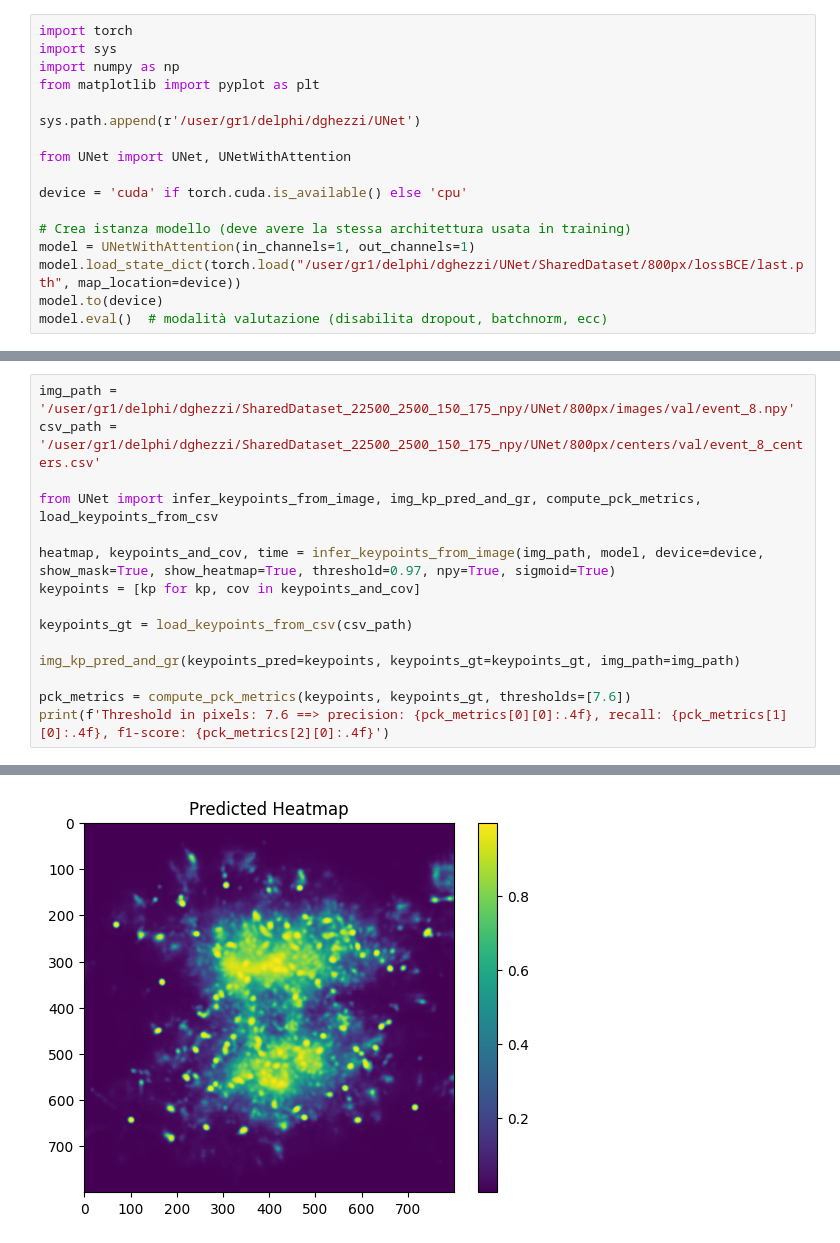
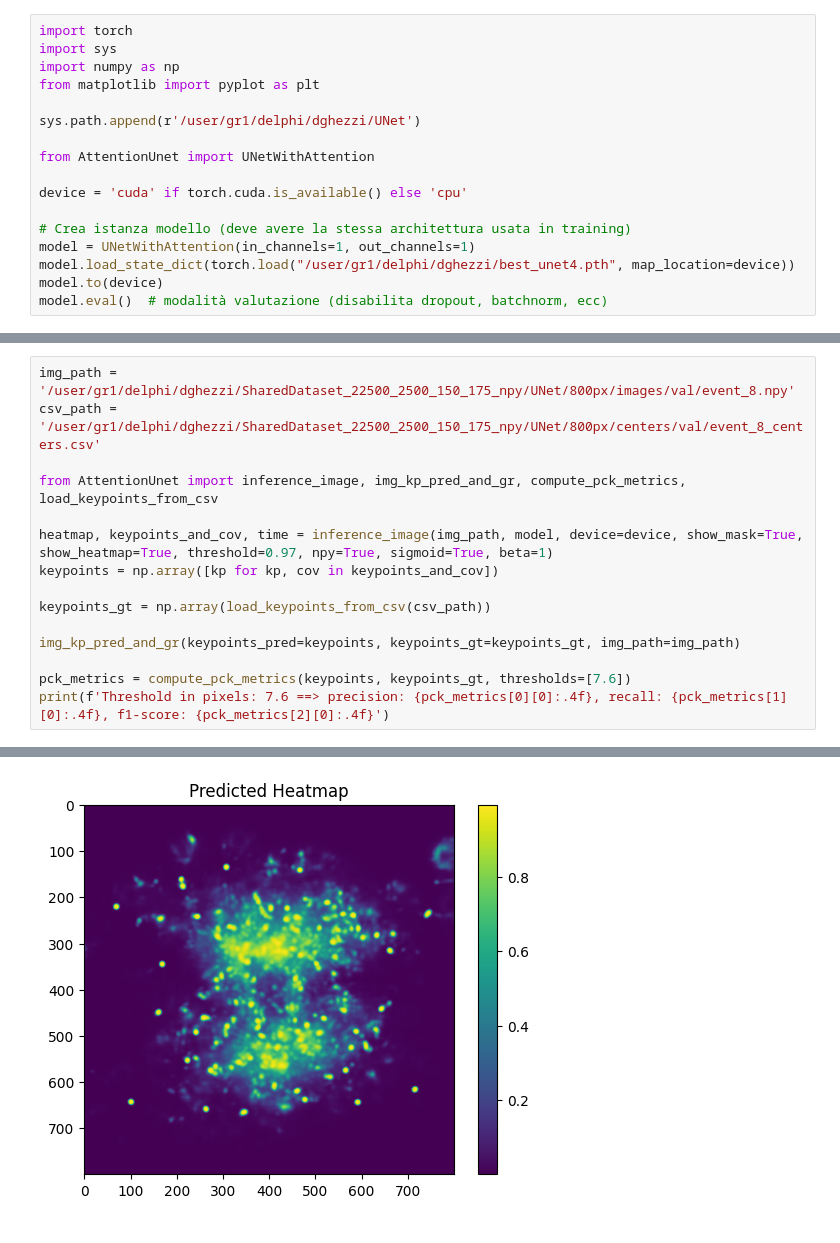
Before and after one commit to DanieleGhezzi25/A-Machine-Learning-Approach-for-Particle-Tracking-in-RICH-Detectors, a Jupyter notebook: UNet/SharedDataset/800px/inference_UNet800px.ipynb, the cells around one changed output, grey strips where cells are left out. Drawn from its saved outputs; the diff is of its cells as text.

```diff
--- a/UNet/SharedDataset/800px/inference_UNet800px.ipynb
+++ b/UNet/SharedDataset/800px/inference_UNet800px.ipynb
@@ -6,13 +6,13 @@ from matplotlib import pyplot as plt
 
 sys.path.append(r'/user/gr1/delphi/dghezzi/UNet')
 
-from UNet import UNet, UNetWithAttention
+from AttentionUnet import UNetWithAttention
 
 device = 'cuda' if torch.cuda.is_available() else 'cpu'
 
 # Crea istanza modello (deve avere la stessa architettura usata in training)
 model = UNetWithAttention(in_channels=1, out_channels=1)
-model.load_state_dict(torch.load("/user/gr1/delphi/dghezzi/UNet/SharedDataset/800px/lossBCE/last.pth", map_location=device))
+model.load_state_dict(torch.load("/user/gr1/delphi/dghezzi/best_unet4.pth", map_location=device))
 model.to(device)
 model.eval()  # modalità valutazione (disabilita dropout, batchnorm, ecc)
 # %% [output]
@@ -37,12 +37,12 @@ UNetWithAttention(
 img_path = '/user/gr1/delphi/dghezzi/SharedDataset_22500_2500_150_175_npy/UNet/800px/images/val/event_8.npy'
 csv_path = '/user/gr1/delphi/dghezzi/SharedDataset_22500_2500_150_175_npy/UNet/800px/centers/val/event_8_centers.csv'
 
-from UNet import infer_keypoints_from_image, img_kp_pred_and_gr, compute_pck_metrics, load_keypoints_from_csv
+from AttentionUnet import inference_image, img_kp_pred_and_gr, compute_pck_metrics, load_keypoints_from_csv
 
-heatmap, keypoints_and_cov, time = infer_keypoints_from_image(img_path, model, device=device, show_mask=True, show_heatmap=True, threshold=0.97, npy=True, sigmoid=True)
-keypoints = [kp for kp, cov in keypoints_and_cov]
+heatmap, keypoints_and_cov, time = inference_image(img_path, model, device=device, show_mask=True, show_heatmap=True, threshold=0.97, npy=True, sigmoid=True, beta=1)
+keypoints = np.array([kp for kp, cov in keypoints_and_cov])
 
-keypoints_gt = load_keypoints_from_csv(csv_path)
+keypoints_gt = np.array(load_keypoints_from_csv(csv_path))
 
 img_kp_pred_and_gr(keypoints_pred=keypoints, keypoints_gt=keypoints_gt, img_path=img_path)
 
@@ -53 +53 @@ print(f'Threshold in pixels: 7.6 ==> precision: {pck_metrics[0][0]:.4f}, recall:
-[figure, old version]
+[figure, new version]
```
Also changed, not shown: parts of 7 cells of this notebook, 29 other files.
